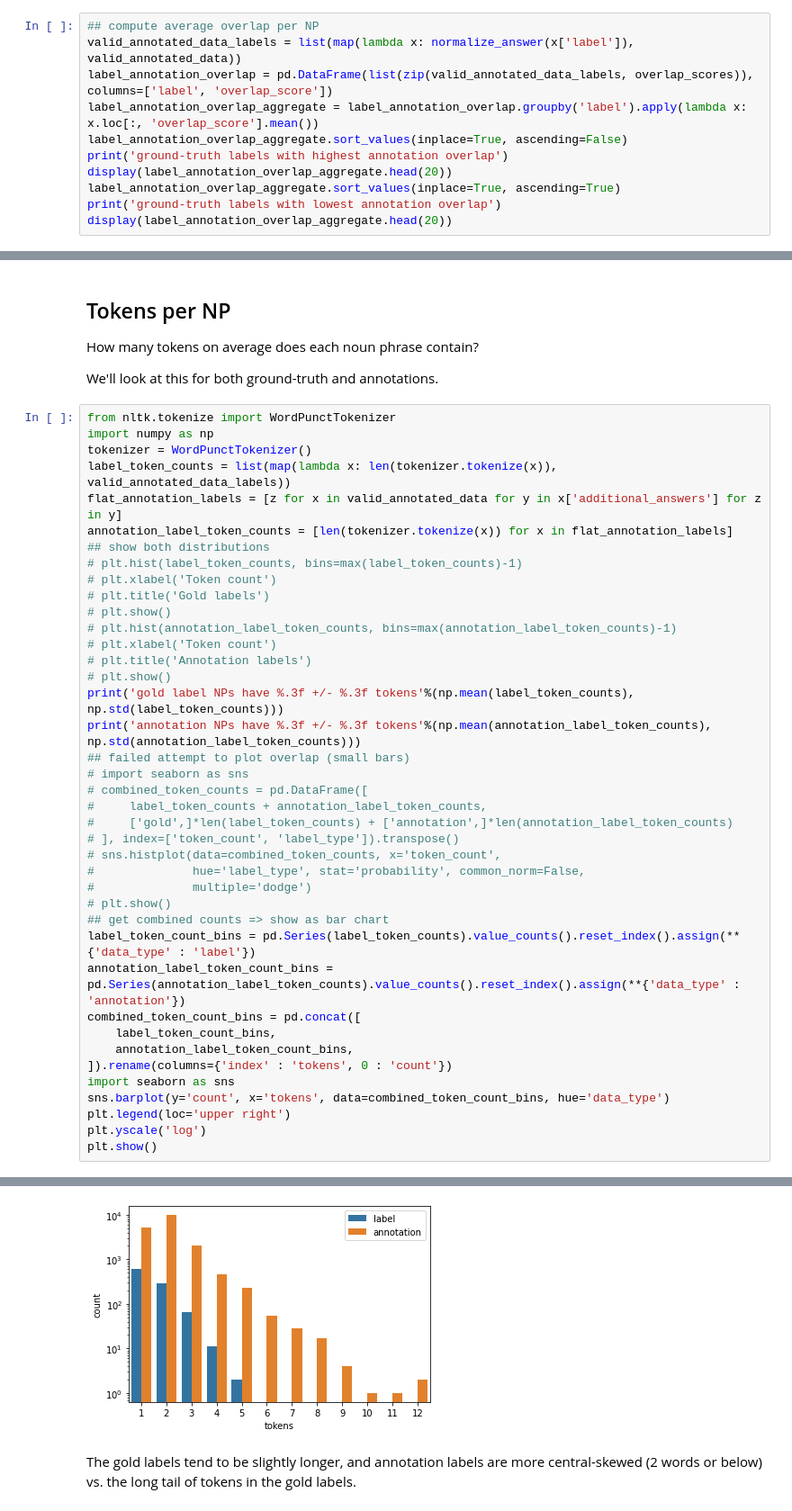
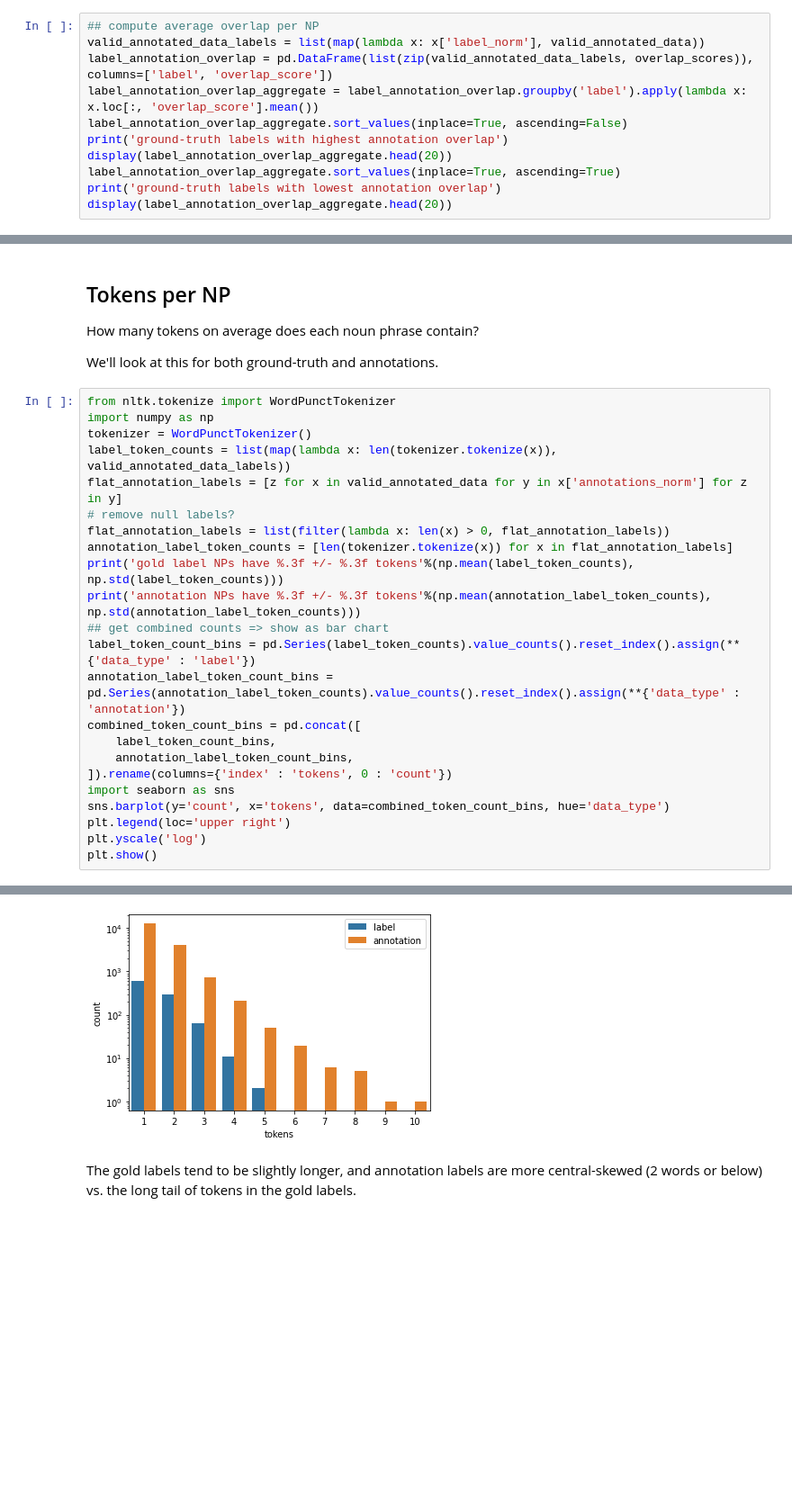
Before and after one commit to MichiganNLP/video-fill-in-the-blank, a Jupyter notebook: notebooks/compute_annotator_statistics.ipynb, the cells around one changed output, grey strips where cells are left out. Shown: that part at 90% size. Cells and saved outputs as stored; diff of their text form; blank space fills up the shorter version.

```diff
--- a/notebooks/compute_annotator_statistics.ipynb
+++ b/notebooks/compute_annotator_statistics.ipynb
@@ -108,7 +113,7 @@ print(f'{(np.array(overlap_scores) == 1.0).sum() / len(overlap_scores)*100}% of
 Most questions have fairly low rate of exact matches, which may be unusually low for questions with higher number of annotations provided.
 # %%
 ## compute average overlap per NP
-valid_annotated_data_labels = list(map(lambda x: normalize_answer(x['label']), valid_annotated_data))
+valid_annotated_data_labels = list(map(lambda x: x['label_norm'], valid_annotated_data))
 label_annotation_overlap = pd.DataFrame(list(zip(valid_annotated_data_labels, overlap_scores)), columns=['label', 'overlap_score'])
 label_annotation_overlap_aggregate = label_annotation_overlap.groupby('label').apply(lambda x: x.loc[:, 'overlap_score'].mean())
 label_annotation_overlap_aggregate.sort_values(inplace=True, ascending=False)
@@ -168,29 +173,12 @@ from nltk.tokenize import WordPunctTokenizer
 import numpy as np
 tokenizer = WordPunctTokenizer()
 label_token_counts = list(map(lambda x: len(tokenizer.tokenize(x)), valid_annotated_data_labels))
-flat_annotation_labels = [z for x in valid_annotated_data for y in x['additional_answers'] for z in y]
+flat_annotation_labels = [z for x in valid_annotated_data for y in x['annotations_norm'] for z in y]
+# remove null labels?
+flat_annotation_labels = list(filter(lambda x: len(x) > 0, flat_annotation_labels))
 annotation_label_token_counts = [len(tokenizer.tokenize(x)) for x in flat_annotation_labels]
-## show both distributions
-# plt.hist(label_token_counts, bins=max(label_token_counts)-1)
-# plt.xlabel('Token count')
-# plt.title('Gold labels')
-# plt.show()
-# plt.hist(annotation_label_token_counts, bins=max(annotation_label_token_counts)-1)
-# plt.xlabel('Token count')
-# plt.title('Annotation labels')
-# plt.show()
 print('gold label NPs have %.3f +/- %.3f tokens'%(np.mean(label_token_counts), np.std(label_token_counts)))
 print('annotation NPs have %.3f +/- %.3f tokens'%(np.mean(annotation_label_token_counts), np.std(annotation_label_token_counts)))
-## failed attempt to plot overlap (small bars)
-# import seaborn as sns
-# combined_token_counts = pd.DataFrame([
-#     label_token_counts + annotation_label_token_counts,
-#     ['gold',]*len(label_token_counts) + ['annotation',]*len(annotation_label_token_counts)
-# ], index=['token_count', 'label_type']).transpose()
-# sns.histplot(data=combined_token_counts, x='token_count',
-#              hue='label_type', stat='probability', common_norm=False,
-#              multiple='dodge')
-# plt.show()
 ## get combined counts => show as bar chart
 label_token_count_bins = pd.Series(label_token_counts).value_counts().reset_index().assign(**{'data_type' : 'label'})
 annotation_label_token_count_bins = pd.Series(annotation_label_token_counts).value_counts().reset_index().assign(**{'data_type' : 'annotation'})
@@ -209,4 +197,4 @@ annotation NPs have 1.943 +/- 0.879 tokens
-[figure, old version]
+[figure, new version]
 # %% [markdown]
 The gold labels tend to be slightly longer, and annotation labels are more central-skewed (2 words or below) vs. the long tail of tokens in the gold labels.
 # %% [markdown]
```
Also changed, not shown: parts of 37 cells of this notebook.
